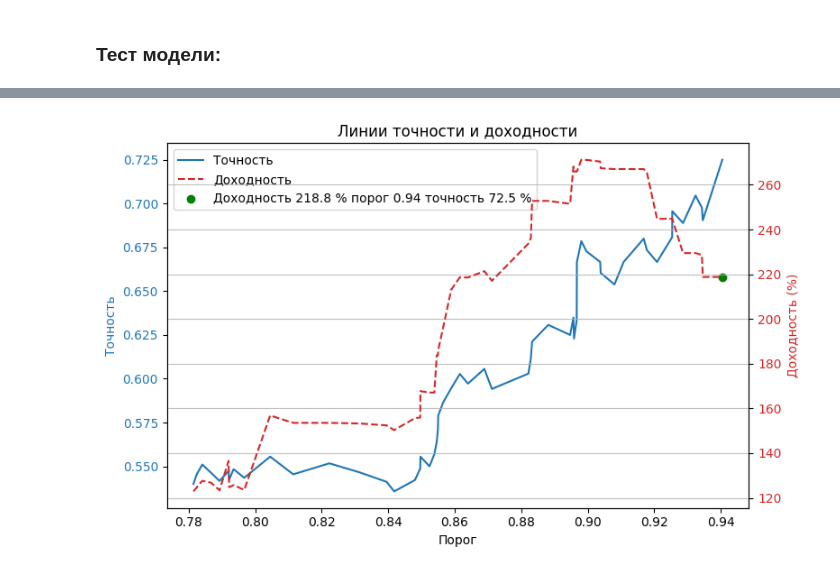
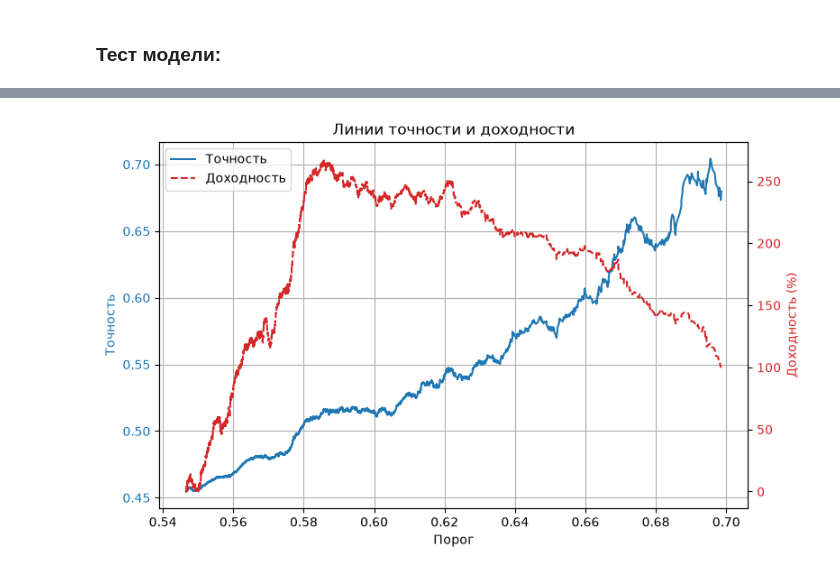
Before and after one commit to ChtoGde/stocks_analyser, a Jupyter notebook: ml_model.ipynb, the cells around one changed output, grey strips where cells are left out. Cells and saved outputs as stored; diff of their text form; code cells hidden in the pictures.

```diff
--- a/ml_model.ipynb
+++ b/ml_model.ipynb
@@ -335 +276,42 @@ results_df = pd.DataFrame(results)
+# %%
+results = []
+
+# проходим по каждому порогу
+for thresh in thresholds:
+    # преобразуем вероятность в предсказание при помощи порога
+    pred = (proba > thresh).astype(int)
+    # считаем количество предсказаний на рост
+    n_pred = pred.sum()
+
+    # оставляем только те пороги, которые дали более 100 сигналов
+    if n_pred < 100:
+        continue
+
+    # делаем выборку по предсказаниям
+    sel = test_df[pred == 1]
+
+    # рассчитываем общую доходность с учётом того, что в один сигнал мы сможем вложить
+    # не более 10% своего капита
+    pnl = ((sel['return_7d'] * 0.10).sum()) * 100
+
+    # оставляем только положительные доходности
+    if pnl < 0.001:
+        continue
+
+    # рассчёт точности предсказаний
+    precision = precision_score(test_df.target, pred, zero_division=0)
+
+    # рассчёт медианной доходности
+    median_ret = test_df[pred == 1]['return_7d'].median()
+
+    results.append({
+        'threshold': thresh,
+        'pnl': pnl,
+        'ret median': median_ret * 100,
+        'precision': precision,
+        'n_trades': n_pred,
+    })
+
+# конвертирем в датафрейм
+results_df = pd.DataFrame(results)
 # %%
@@ -343,28 +334,26 @@ print(best)
 # %%
 fig, ax1 = plt.subplots(figsize=(8, 5))
 
 ax1.set_xlabel('Порог')
 ax1.set_ylabel('Точность', color='tab:blue')
 ax1.plot(results_df.threshold, results_df.precision, color='tab:blue',label='Точность')
 ax1.tick_params(axis='y', labelcolor='tab:blue')
 
 ax2 = ax1.twinx()
 ax2.set_ylabel('Доходность (%)', color='tab:red')
 ax2.plot(results_df.threshold, results_df.pnl, color='tab:red', linestyle='--', label='Доходность')
 ax2.tick_params(axis='y', labelcolor='tab:red')
-ax2.scatter(best.threshold.values, best.pnl.values, c='green', marker='o',
-            label=f'Доходность {best.pnl.values[0]:.4} % порог {best.threshold.values[0]:.3} точность {(best.precision.values[0] * 100):.3} %')
 
 
 plt.title('Линии точности и доходности')
 
 # Объединяем легенды с обеих осей
 lines_1, labels_1 = ax1.get_legend_handles_labels()
 lines_2, labels_2 = ax2.get_legend_handles_labels()
 ax1.legend(lines_1 + lines_2, labels_1 + labels_2, loc='upper left')
 
-plt.grid(alpha=0.8)
+ax1.grid()
 plt.tight_layout()
 plt.show()
 # %% [output]
-[figure, old version]
+[figure, new version]
```
Also changed, not shown: parts of 37 cells of this notebook, 11 other files.
